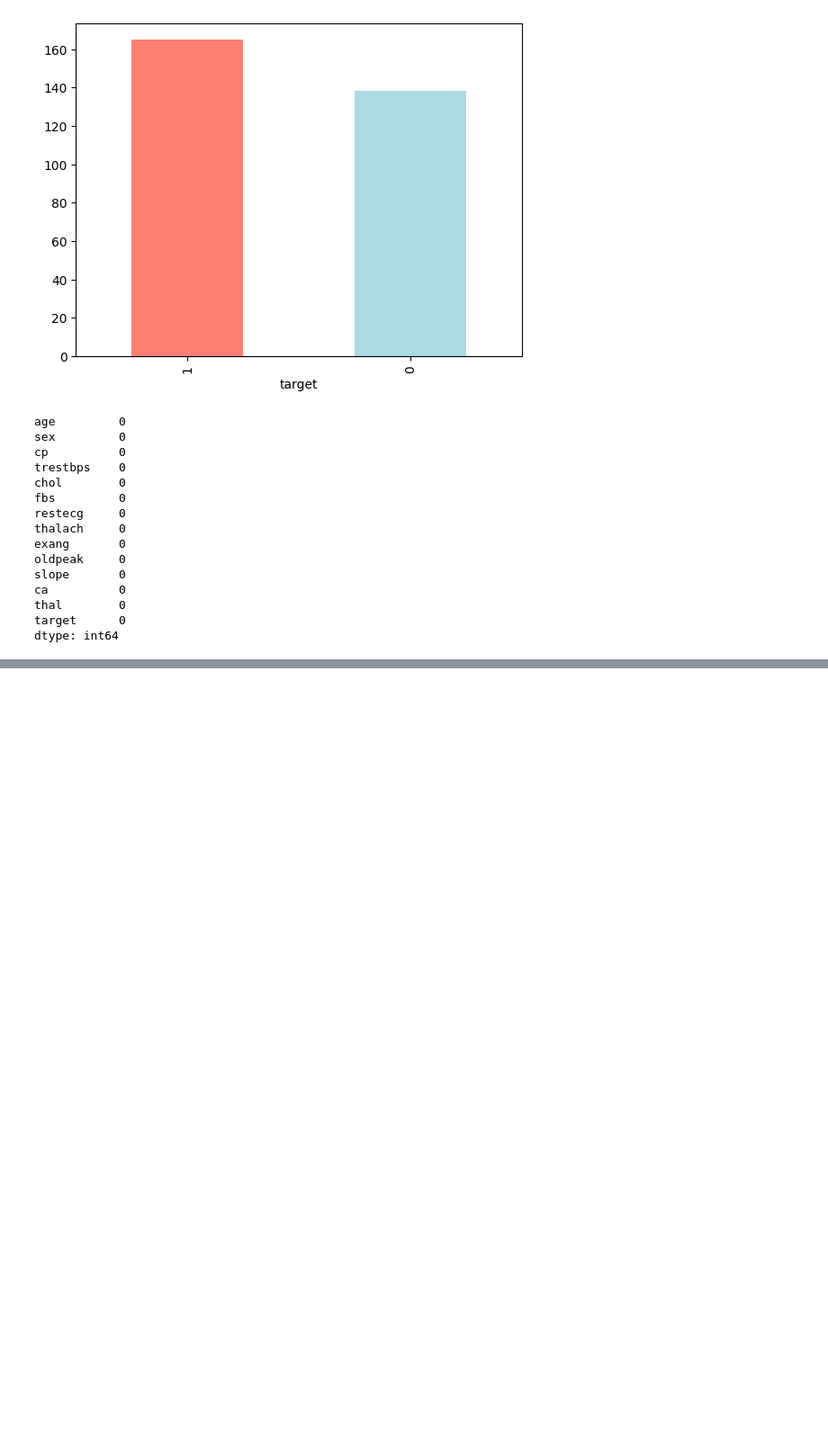
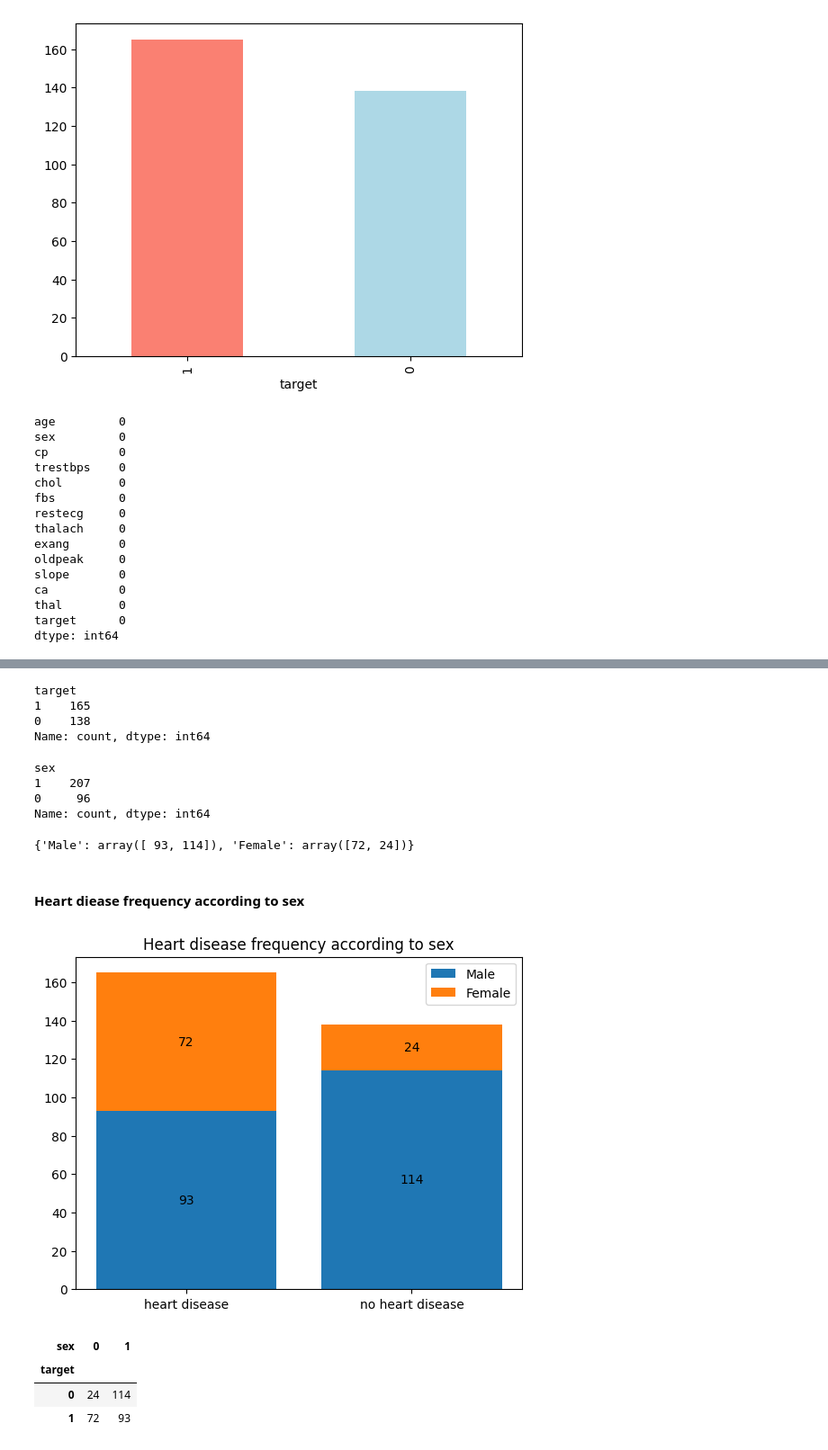
Before and after one commit to Sohaib90/ZTM-project-1, a Jupyter notebook: end-to-end.ipynb, the cells around one changed output, grey strips where cells are left out. Shown: that part at 90% size. Cells and saved outputs as stored; diff of their text form; code cells hidden in the pictures; blank space fills up the shorter version.

Commit message:
ädded frequency of target vars wrt sex

```diff
--- a/end-to-end.ipynb
+++ b/end-to-end.ipynb
@@ -168,3 +167,56 @@ df.describe()
 | 50% | 55.000000 | 1.000000 | 1.000000 | 130.000000 | 240.000000 | 0.000000 | 1.000000 | 153.000000 | 0.000000 | 0.800000 | 1.000000 | ... |
 | 75% | 61.000000 | 1.000000 | 2.000000 | 140.000000 | 274.500000 | 0.000000 | 1.000000 | 166.000000 | 1.000000 | 1.600000 | 2.000000 | ... |
 | max | 77.000000 | 1.000000 | 3.000000 | 200.000000 | 564.000000 | 1.000000 | 2.000000 | 202.000000 | 1.000000 | 6.200000 | 2.000000 | ... |
+# %%
+df.target.value_counts()
+# %% [output]
+target
+1    165
+0    138
+Name: count, dtype: int64
+# %%
+df.sex.value_counts()
+# %% [output]
+sex
+1    207
+0     96
+Name: count, dtype: int64
+# %%
+sex_counts = {
+    'Male' : np.array([len(df[(df["sex"] == 1) & (df["target"] == 1)]), len(df[(df["sex"] == 1) & (df["target"] == 0)])]),
+    'Female': np.array([len(df[(df["sex"]== 0) & (df["target"] == 1)]), len(df[(df["sex"]== 0) & (df["target"] == 0)])])
+}
+# %%
+sex_counts
+# %% [output]
+{'Male': array([ 93, 114]), 'Female': array([72, 24])}
+# %% [markdown]
+#### Heart diease frequency according to sex
+# %%
+fig, ax = plt.subplots()
+bottom = np.zeros(2)
+species = (
+    'heart disease',
+    'no heart disease'
+)
+
+for sex, sex_count in sex_counts.items():
+    p = ax.bar(species, sex_count, label=sex, bottom=bottom)
+    bottom += sex_count
+
+    ax.bar_label(p, label_type='center')
+
+ax.set_title('Heart disease frequency according to sex')
+ax.legend()
+
+plt.show()
+# %% [output]
+[figure, added]
+# %%
+### Compare the sex column with the target column
+pd.crosstab(df.target, df.sex)
+# %% [output]
+| sex | 0 | 1 |
+| target |  |  |
+| 0 | 24 | 114 |
+| 1 | 72 | 93 |
```
Also changed, not shown: parts of 6 cells of this notebook.
